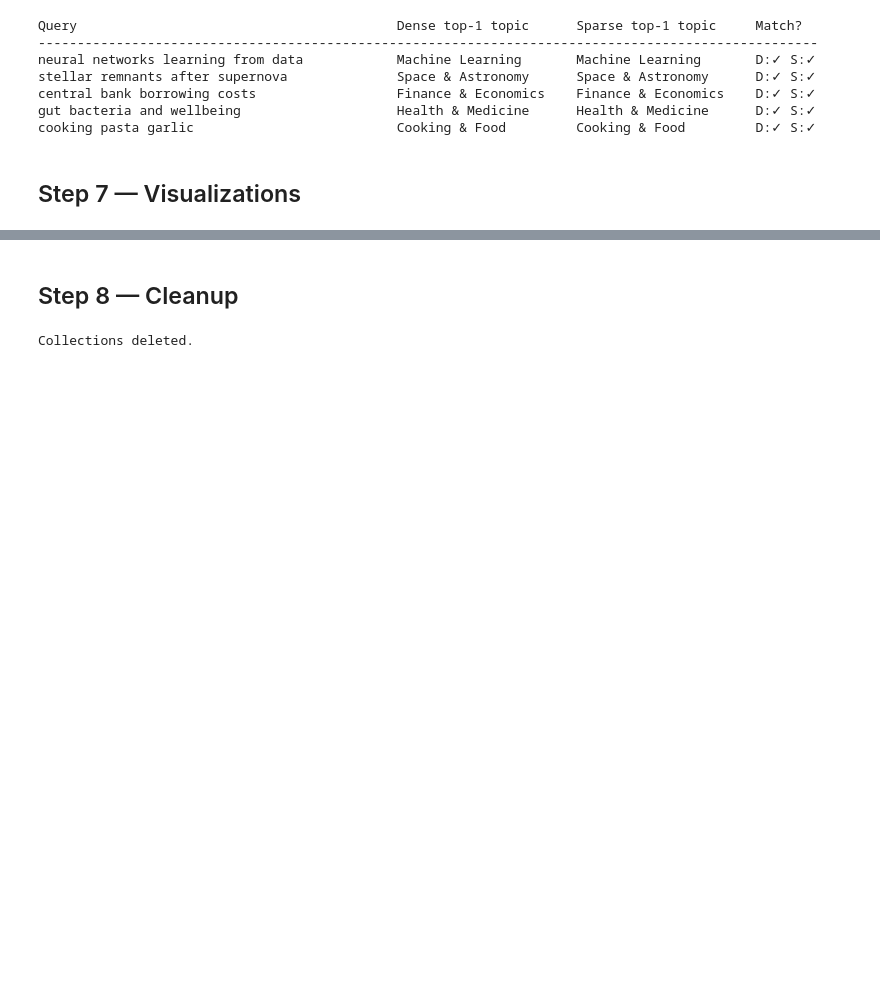
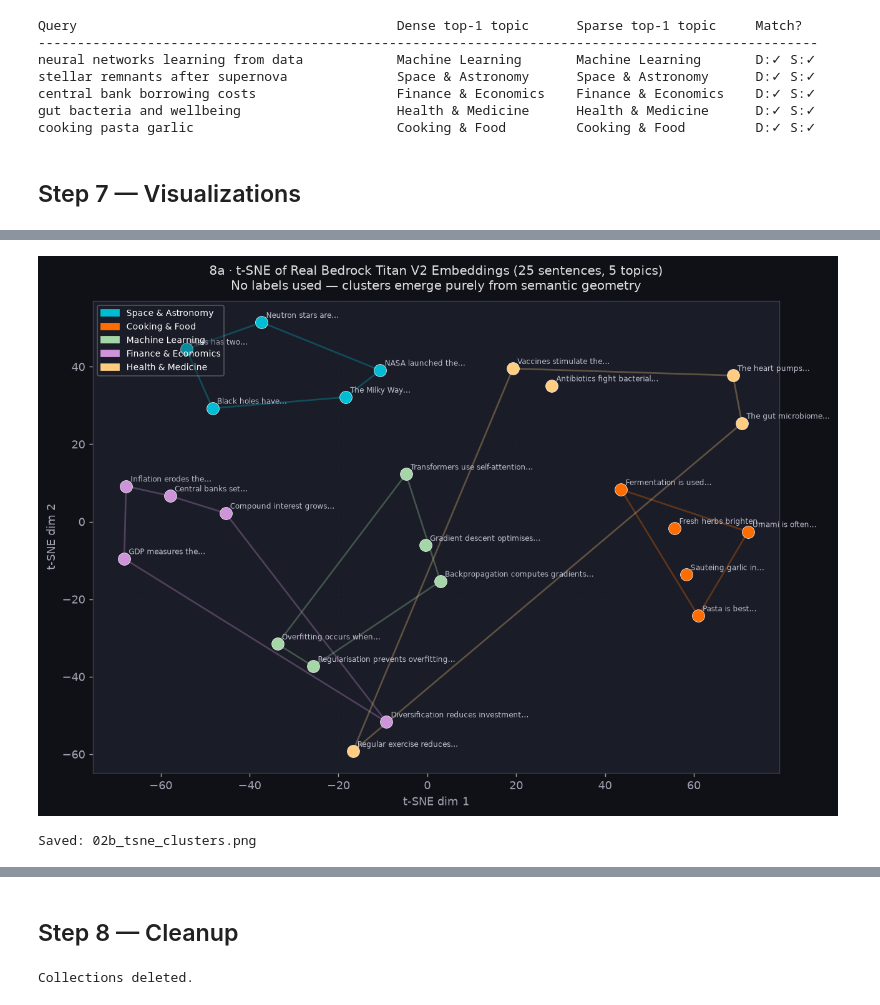
Before and after one commit to Ramu-DE/rag-patterns-aws-Qdrant, a Jupyter notebook: qdrant_notebooks/slide_deck_implementations/02_Dense_vs_Sparse_Encoding.ipynb, the cells around one changed output, grey strips where cells are left out. Cells and saved outputs as stored; diff of their text form; code cells hidden in the pictures; blank space fills up the shorter version.

Commit message:
Enhance NB02: add t-SNE clusters, sparse fingerprint, paraphrase robustness

```diff
--- a/qdrant_notebooks/slide_deck_implementations/02_Dense_vs_Sparse_Encoding.ipynb
+++ b/qdrant_notebooks/slide_deck_implementations/02_Dense_vs_Sparse_Encoding.ipynb
@@ -395,0 +402,48 @@ Saved: 02_dense_vs_sparse.png
+# %%
+from sklearn.manifold import TSNE
+import matplotlib.patches as mpatches
+
+# ── t-SNE on real Bedrock embeddings ─────────────────────────────────────────
+tsne = TSNE(n_components=2, perplexity=5, max_iter=2000, random_state=42)
+coords = tsne.fit_transform(dense_matrix)   # (25, 2)
+
+topic_list = list(topic_sentences.keys())
+palette = ['#00BCD4', '#FF6D00', '#A5D6A7', '#CE93D8', '#FFCC80']
+topic_color = {t: palette[i] for i, t in enumerate(topic_list)}
+
+fig, ax = plt.subplots(figsize=(10, 7), facecolor='#0f1117')
+ax.set_facecolor('#1a1d27')
+
+for i, (x, y) in enumerate(coords):
+    color = topic_color[labels[i]]
+    ax.scatter(x, y, color=color, s=120, zorder=3, edgecolors='white', linewidths=0.4)
+    # short label: first 3 words
+    short = ' '.join(sentences[i].split()[:3]) + '…'
+    ax.annotate(short, (x, y), fontsize=6.5, color='#c0c0d0',
+                xytext=(4, 4), textcoords='offset points')
+
+# draw convex hull per topic to show clusters
+from scipy.spatial import ConvexHull
+for t, color in topic_color.items():
+    pts = coords[[i for i, l in enumerate(labels) if l == t]]
+    if len(pts) >= 3:
+        hull = ConvexHull(pts)
+        for simplex in hull.simplices:
+            ax.plot(pts[simplex, 0], pts[simplex, 1], '-', color=color, alpha=0.3, lw=1.5)
+
+legend_patches = [mpatches.Patch(color=topic_color[t], label=t) for t in topic_list]
+ax.legend(handles=legend_patches, loc='upper left', fontsize=8,
+          framealpha=0.3, labelcolor='white')
+ax.set_title('8a · t-SNE of Real Bedrock Titan V2 Embeddings (25 sentences, 5 topics)\n'
+             'No labels used — clusters emerge purely from semantic geometry',
+             color='#e0e0e0', fontsize=11, pad=10)
+ax.set_xlabel('t-SNE dim 1', color='#a0a0b0')
+ax.set_ylabel('t-SNE dim 2', color='#a0a0b0')
+ax.grid(True, alpha=0.2)
+plt.tight_layout()
+plt.savefig('02b_tsne_clusters.png', bbox_inches='tight', facecolor=fig.get_facecolor())
+plt.show()
+print('Saved: 02b_tsne_clusters.png')
+# %% [output]
+[figure, added]
+Saved: 02b_tsne_clusters.png
```
Also changed, not shown: parts of 6 cells of this notebook, 3 other files.
